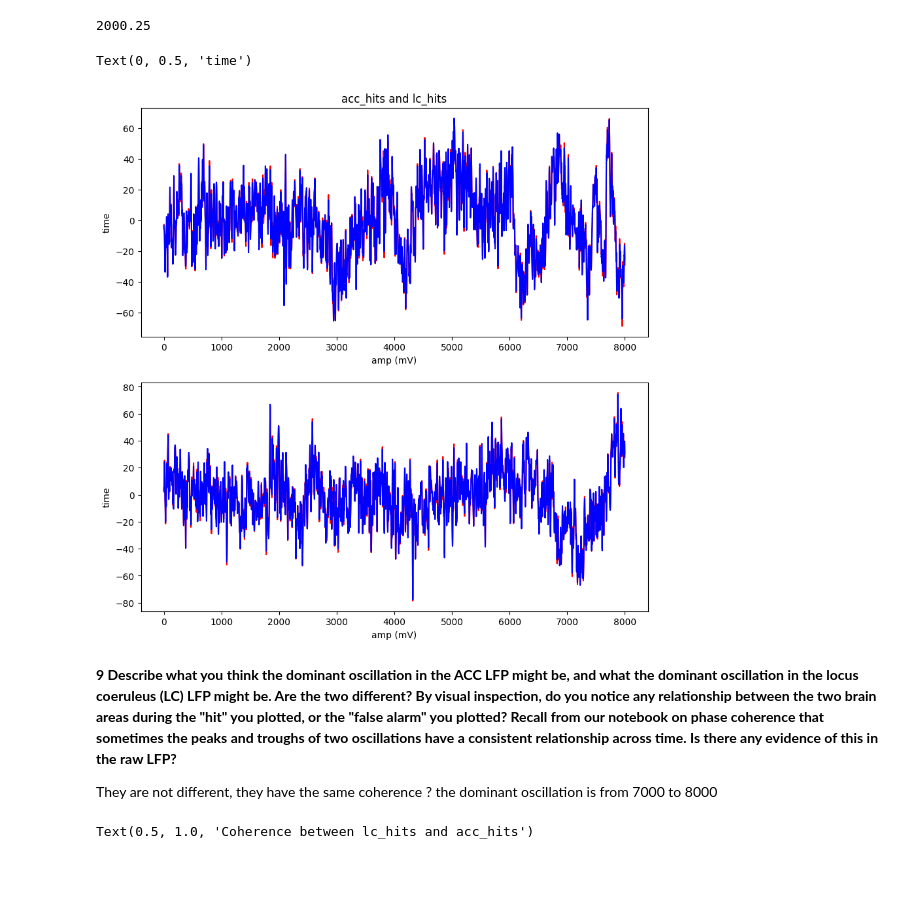
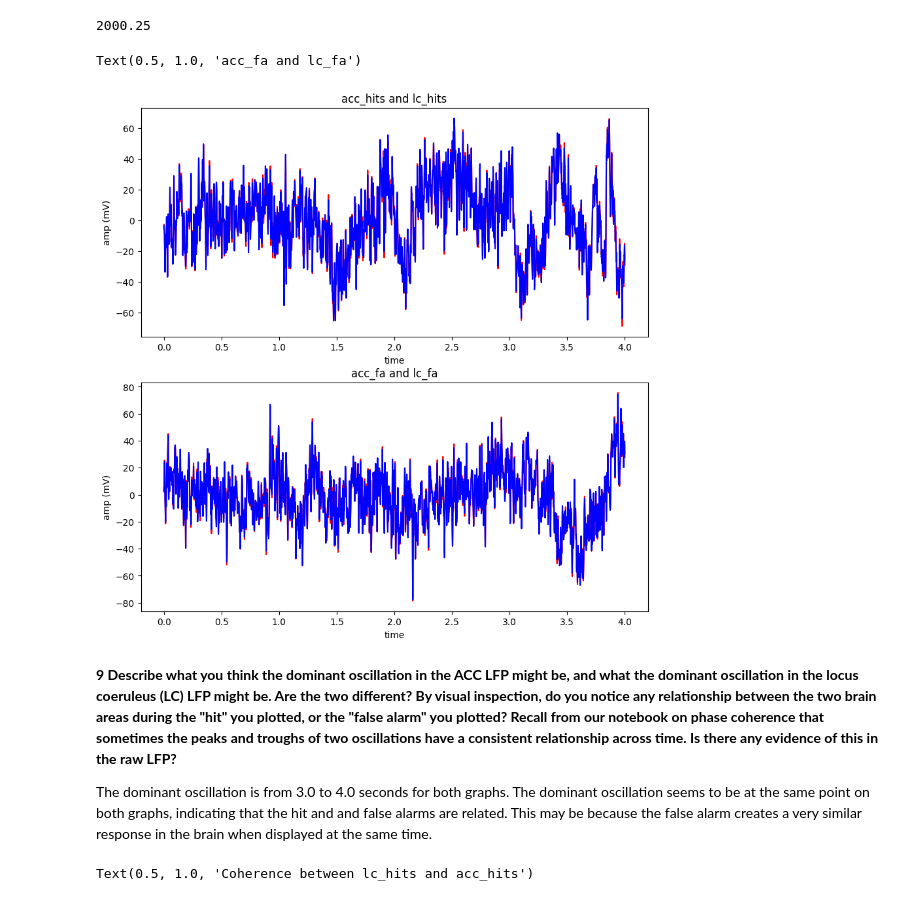
Before and after one commit to caseymacelhiney/neuro265, a Jupyter notebook: coding_homework_6.ipynb, the cells around one changed output. Saved outputs shown, nothing was run; the diff lists cells and outputs as text; code cells hidden in the pictures; blank space fills up the shorter version.

```diff
--- a/coding_homework_6.ipynb
+++ b/coding_homework_6.ipynb
@@ -79,23 +79,25 @@ hz
 # %%
 #8 In a new Code Cell, plot the first trial of acc_hits in red, and the first trial of lc_hits in the same plot in blue in one subplot.
 #In a second subplot, plot the first trial of acc_fa in red, and the first trial of lc_fa in blue. Put time on the x-axis of both of your subplots.
 # Label the axes of your subplots.
 fig,ax = plt.subplots(2,figsize=(10,10))
-ax[0].plot(acc_hits[0],'r', lc_hits[0],'b')
-ax[0].set_xlabel('amp (mV)')
-ax[0].set_ylabel('time')
+ax[0].plot(time, acc_hits[0],'r')
+ax[0].plot(time,lc_hits[0],'b')
+ax[0].set_xlabel('time')
+ax[0].set_ylabel('amp (mV)')
 ax[0].set_title('acc_hits and lc_hits')
-ax[1].plot(acc_fa[0],'r', lc_fa[0],'b')
-ax[1].set_xlabel('amp (mV)')
-ax[1].set_ylabel('time')
+ax[1].plot(time, acc_fa[0],'r')
+ax[1].plot(time, lc_fa[0],'b')
+ax[1].set_xlabel('time')
+ax[1].set_ylabel('amp (mV)')
+ax[1].set_title('acc_fa and lc_fa')
 # %% [output]
-Text(0, 0.5, 'time')
+Text(0.5, 1.0, 'acc_fa and lc_fa')
-[figure, old version]
+[figure, new version]
 # %% [markdown]
 **9 Describe what you think the dominant oscillation in the ACC LFP might be, and what the dominant oscillation in the locus coeruleus (LC) LFP might be. Are the two different? By visual inspection, do you notice any relationship between the two brain areas during the "hit" you plotted, or the "false alarm" you plotted? Recall from our notebook on phase coherence that sometimes the peaks and troughs of two oscillations have a consistent relationship across time. Is there any evidence of this in the raw LFP?**
 
-They are not different, they have the same coherence ?
-the dominant oscillation is from 7000 to 8000
+The dominant oscillation is from 3.0 to 4.0 seconds for both graphs. The dominant oscillation seems to be at the same point on both graphs, indicating that the hit and and false alarms are related. This may be because the false alarm creates a very similar response in the brain when displayed at the same time.
 # %%
 #10 In a new Code Cell, compute the coherence for acc_hits and lc_hits.
 #Make sure to follow the steps in the "Computing the Coherence" section of our notebook from last week.
```
Also changed, not shown: parts of 3 cells of this notebook.
